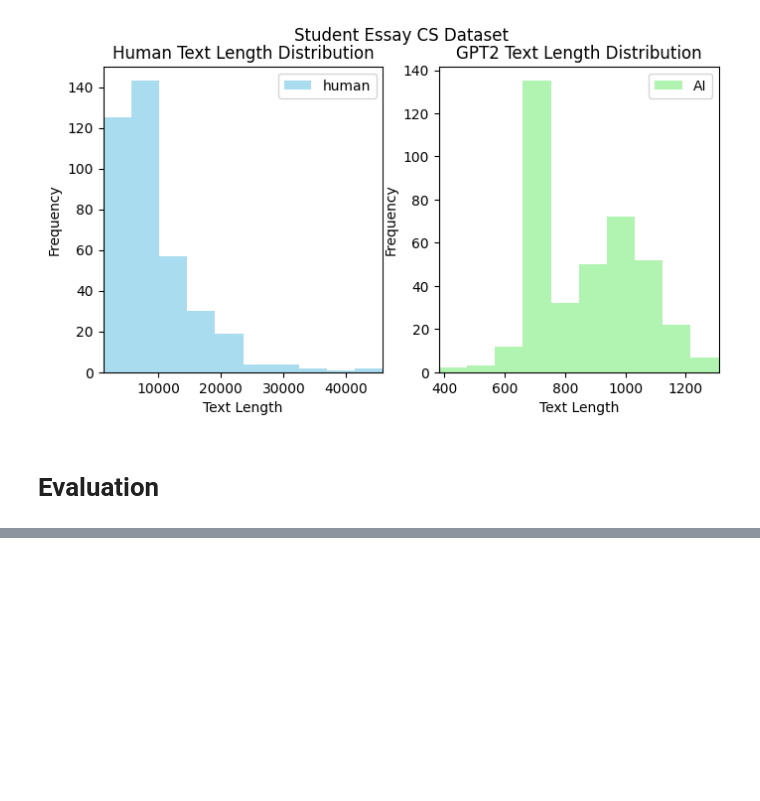
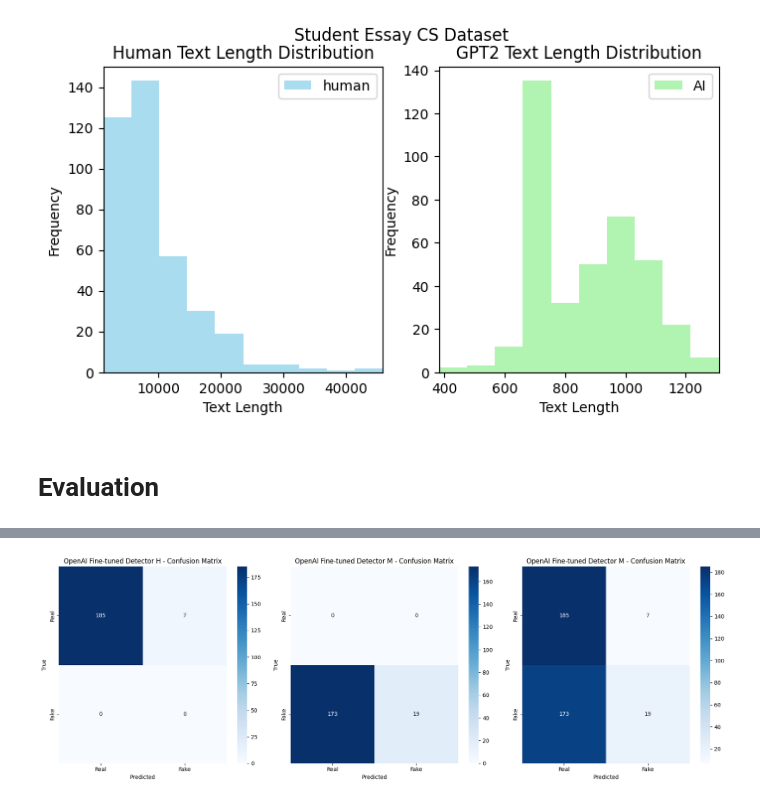
Before and after one commit to bobaebak/ai_text_detection, a Jupyter notebook: cookbooks/data-plot.ipynb, the cells around one changed output, grey strips where cells are left out. Drawn from its saved outputs; the diff is of its cells as text; code cells hidden in the pictures; blank space fills up the shorter version.

```diff
--- a/cookbooks/data-plot.ipynb
+++ b/cookbooks/data-plot.ipynb
@@ -175,12 +178,3 @@ _ = draws(plot_helper)
 import numpy as np
 import seaborn as sns
 import matplotlib.pyplot as plt
-# %%
-with open('../dataset/eval/h_openai_eval.json', "r") as f:
-    openai_detector = json.load(f)
-
-with open('../dataset/eval/h_openai_finetuned_eval.json', "r") as f:
-    openai_detector_2 = json.load(f)
-
-with open('../dataset/eval/h_radar_eval.json', "r") as f:
-    radar_eval = json.load(f)
@@ -267,0 +181,77 @@ plt.show()
+# %%
+# Load the datasets
+with open('../dataset/eval/h_openai_eval.json', "r") as f:
+    openai_detector_h = json.load(f)
+
+with open('../dataset/eval/m_openai_eval.json', "r") as f:
+    openai_detector_m = json.load(f)
+
+# Process the first dataset
+true_labels_h = ['Real' for _ in range(len(openai_detector_h))]
+
+predicted_labels_h = []
+for prob in openai_detector_h:
+    fake_prob = float(prob['Fake'])
+    real_prob = float(prob['Real'])
+    if real_prob > fake_prob:
+        predicted_labels_h.append('Real')
+    else:
+        predicted_labels_h.append('Fake')
+
+conf_matrix_h = confusion_matrix(true_labels_h, predicted_labels_h, labels=['Real', 'Fake'])
+
+# Process the second dataset
+true_labels_m = ['Fake' for _ in range(len(openai_detector_m))]
+
+predicted_labels_m = []
+for prob in openai_detector_m:
+    fake_prob = float(prob['Fake'])
+    real_prob = float(prob['Real'])
+    if real_prob > fake_prob:
+        predicted_labels_m.append('Real')
+    else:
+        predicted_labels_m.append('Fake')
+
+conf_matrix_m = confusion_matrix(true_labels_m, predicted_labels_m, labels=['Real', 'Fake'])
+
+# Plot both confusion matrices side by side
+plt.figure(figsize=(18, 6))
+
+# Subplot for the first confusion matrix
+plt.subplot(1, 3, 1)
+sns.heatmap(conf_matrix_h, annot=True, fmt='d', cmap='Blues', xticklabels=['Real', 'Fake'], yticklabels=['Real', 'Fake'])
+plt.xlabel('Predicted')
+plt.ylabel('True')
+plt.title('OpenAI Fine-tuned Detector H - Confusion Matrix')
+
+# Subplot for the second confusion matrix
+plt.subplot(1, 3, 2)
+sns.heatmap(conf_matrix_m, annot=True, fmt='d', cmap='Blues', xticklabels=['Real', 'Fake'], yticklabels=['Real', 'Fake'])
+plt.xlabel('Predicted')
+plt.ylabel('True')
+plt.title('OpenAI Fine-tuned Detector M - Confusion Matrix')
+
+# Subplot for the second confusion matrix
+plt.subplot(1, 3, 3)
+sns.heatmap(conf_matrix_m+conf_matrix_h, annot=True, fmt='d', cmap='Blues', xticklabels=['Real', 'Fake'], yticklabels=['Real', 'Fake'])
+plt.xlabel('Predicted')
+plt.ylabel('True')
+plt.title('OpenAI Fine-tuned Detector M - Confusion Matrix')
+
+
+plt.tight_layout()
+plt.show()
+
+
+# Sum the diagonal elements (true positives + true negatives)
+correct_predictions = np.trace(conf_matrix_m+conf_matrix_h)
+
+# Sum all elements in the confusion matrix
+total_predictions = np.sum(conf_matrix_m+conf_matrix_h)
+
+# Calculate accuracy
+accuracy = correct_predictions / total_predictions
+
+print(f"Accuracy: {accuracy:.2f}")
+# %% [output]
+[figure, added]
```
Also changed, not shown: parts of 7 cells of this notebook, 6 other files.
